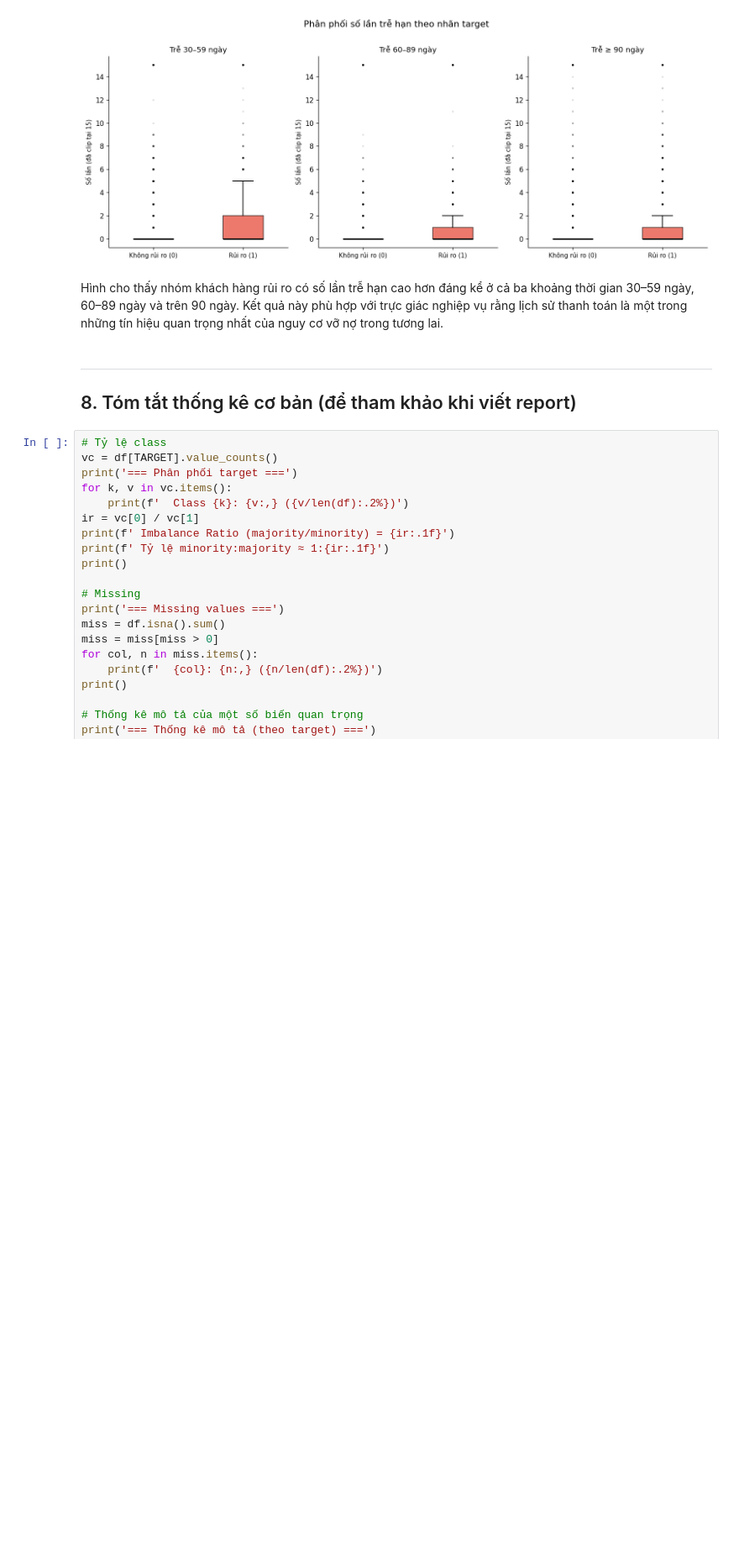
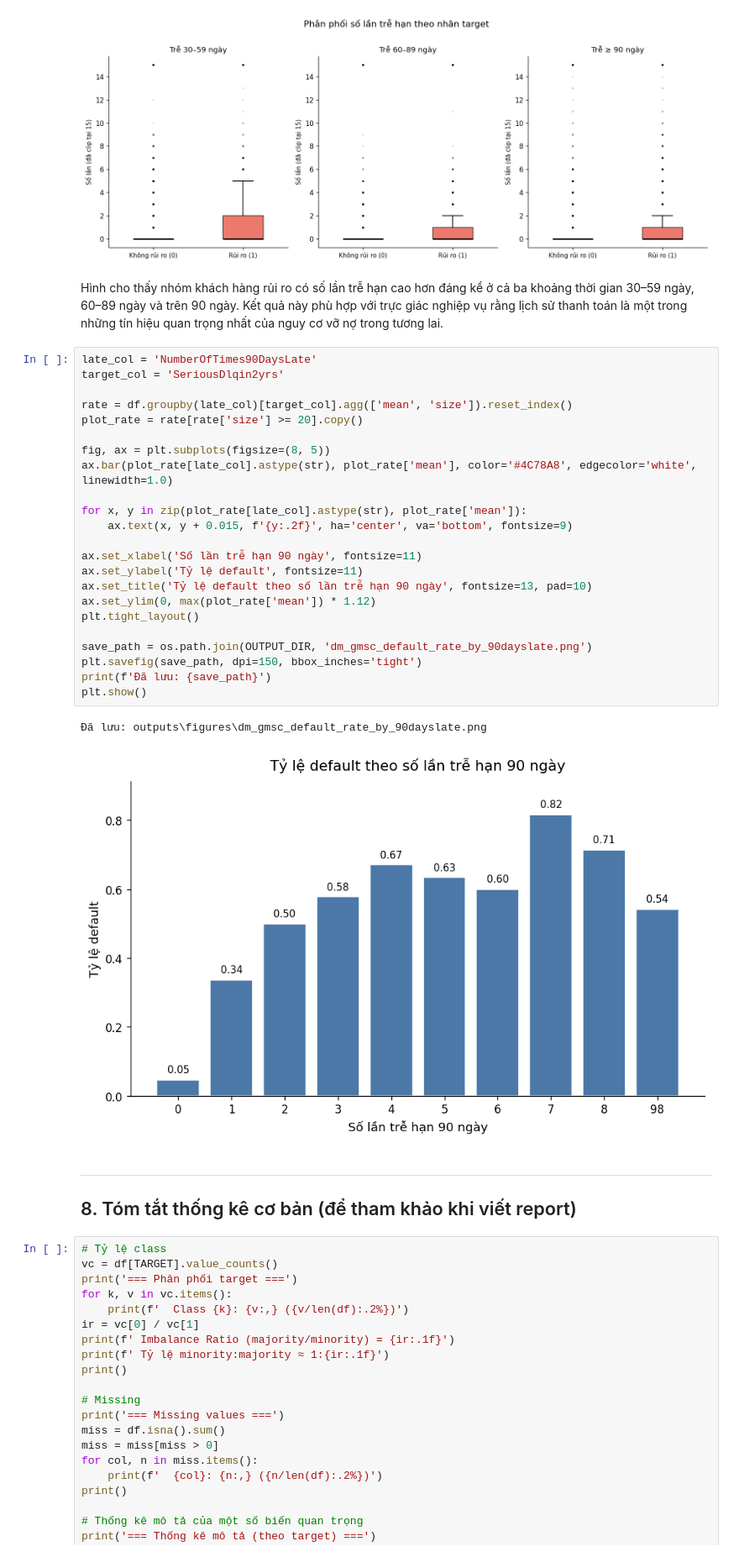
Before and after one commit to tadyuh76/data-mining-final, a Jupyter notebook: class_imbalance_eda.ipynb, the cells around one changed output. Shown at 84% size. Drawn from its saved outputs; the diff is of its cells as text; blank space fills up the shorter version.

```diff
--- a/class_imbalance_eda.ipynb
+++ b/class_imbalance_eda.ipynb
@@ -381,6 +386,32 @@ plt.show()
 [figure]
 # %% [markdown]
 Hình cho thấy nhóm khách hàng rủi ro có số lần trễ hạn cao hơn đáng kể ở cả ba khoảng thời gian 30–59 ngày, 60–89 ngày và trên 90 ngày. Kết quả này phù hợp với trực giác nghiệp vụ rằng lịch sử thanh toán là một trong những tín hiệu quan trọng nhất của nguy cơ vỡ nợ trong tương lai.
+# %%
+late_col = 'NumberOfTimes90DaysLate'
+target_col = 'SeriousDlqin2yrs'
+
+rate = df.groupby(late_col)[target_col].agg(['mean', 'size']).reset_index()
+plot_rate = rate[rate['size'] >= 20].copy()
+
+fig, ax = plt.subplots(figsize=(8, 5))
+ax.bar(plot_rate[late_col].astype(str), plot_rate['mean'], color='#4C78A8', edgecolor='white', linewidth=1.0)
+
+for x, y in zip(plot_rate[late_col].astype(str), plot_rate['mean']):
+    ax.text(x, y + 0.015, f'{y:.2f}', ha='center', va='bottom', fontsize=9)
+
+ax.set_xlabel('Số lần trễ hạn 90 ngày', fontsize=11)
+ax.set_ylabel('Tỷ lệ default', fontsize=11)
+ax.set_title('Tỷ lệ default theo số lần trễ hạn 90 ngày', fontsize=13, pad=10)
+ax.set_ylim(0, max(plot_rate['mean']) * 1.12)
+plt.tight_layout()
+
+save_path = os.path.join(OUTPUT_DIR, 'dm_gmsc_default_rate_by_90dayslate.png')
+plt.savefig(save_path, dpi=150, bbox_inches='tight')
+print(f'Đã lưu: {save_path}')
+plt.show()
+# %% [output]
+Đã lưu: outputs\figures\dm_gmsc_default_rate_by_90dayslate.png
+[figure, added]
 # %% [markdown]
 ---
 ## 8. Tóm tắt thống kê cơ bản (để tham khảo khi viết report)
```
Also changed, not shown: parts of 1 cell of this notebook, 2 other files.
